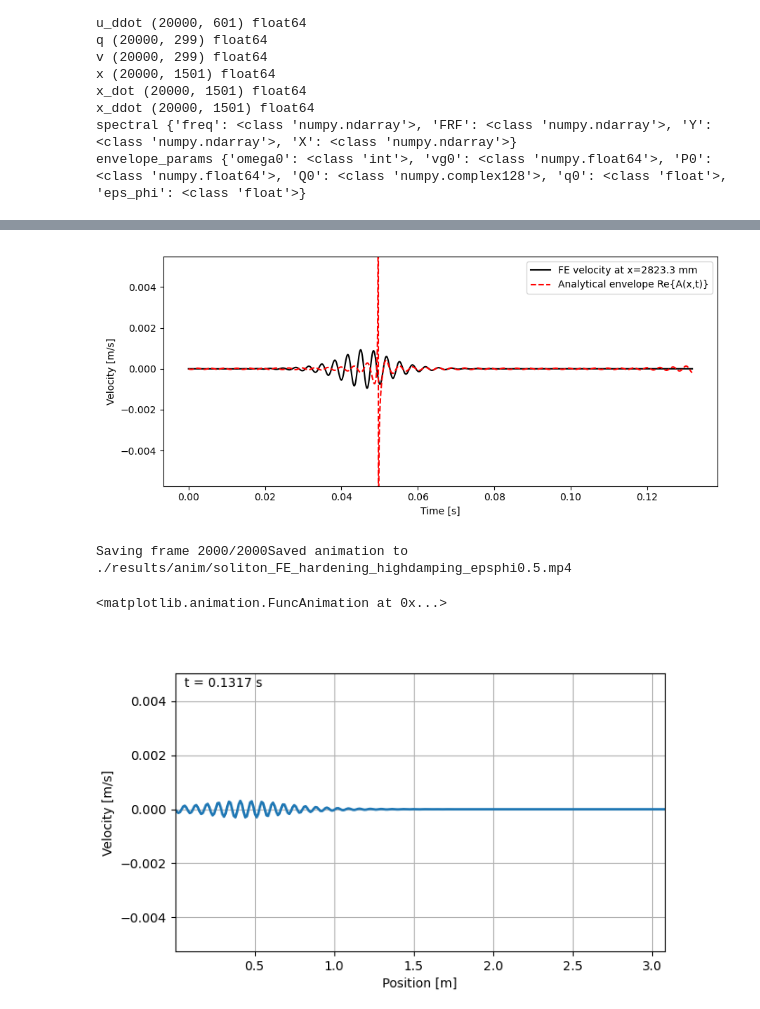
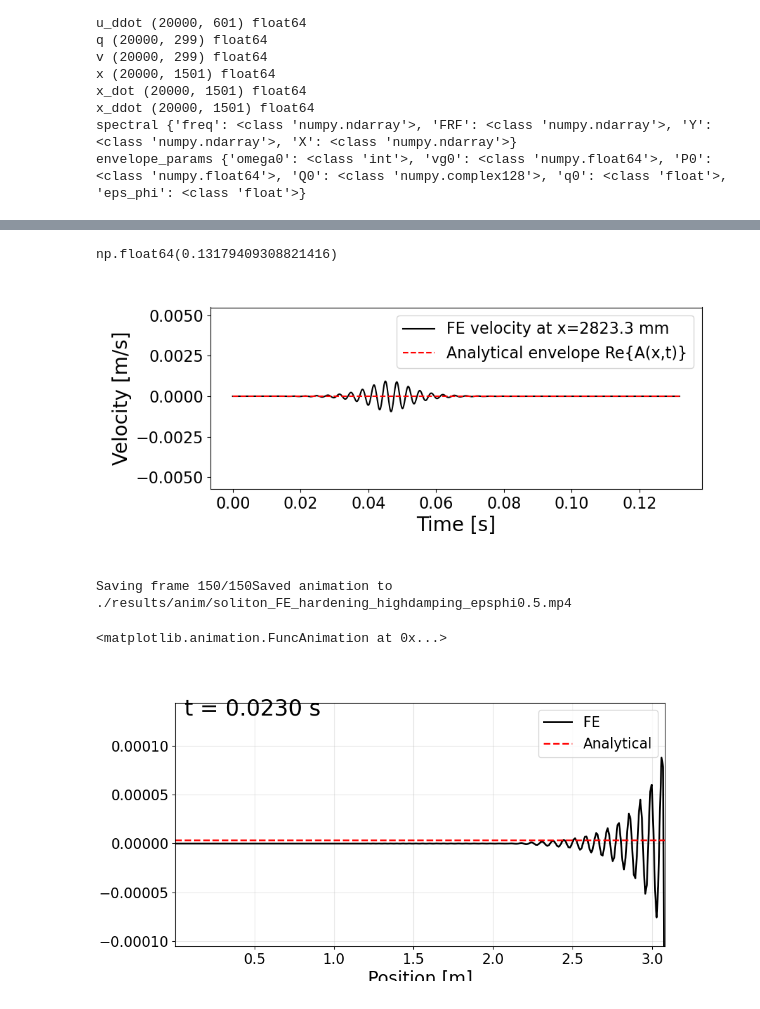
Before and after one commit to nimaet/Modeling, a Jupyter notebook: tasks/soliton/plot_soliton.ipynb, the cells around one changed output, grey strips where cells are left out. Saved outputs shown, nothing was run; the diff lists cells and outputs as text; code cells hidden in the pictures.

```diff
--- a/tasks/soliton/plot_soliton.ipynb
+++ b/tasks/soliton/plot_soliton.ipynb
@@ -138,6 +136,7 @@ print("Q/P:", peak['Q_over_P'])
 
 omega0 = envelope_params['omega0']  # set as in your sweep
 eps_phi = envelope_params['eps_phi']
+print("eps_phi:", eps_phi)
 # ncycls = 100
 # delay_factor = 0.3
 envelope_func, envelope_params = hom_model.envelope(
@@ -145,8 +144,13 @@ envelope_func, envelope_params = hom_model.envelope(
     eps_phi=eps_phi
     )
 
+envelope_func, envelope_params = hom_model.sec_envelope(
+    omega0=omega0,
+    eps_phi=eps_phi
+    )
+
 # Time signal at x=0
-
+ncycls = 10000
 t_eval = np.linspace(0, ncycls * ref_scales["t0"], ncycls * 1000)
 A_t = envelope_func(0.0, t_eval)
 
@@ -171,4 +176,8 @@ sqrt Q0/(2P0)=  0.8516411533148851j
 sqrt Q0/(2P0)=  0.8516411533148851j
+# %%
+t[-1]
+# %% [output]
+np.float64(0.13179409308821416)
 # %%
 # ...existing code...
 
@@ -198,32 +207,37 @@ plt.show()
 
 # ...existing code...
 # %% [output]
-[figure, old version]
+[figure, new version]
 # %%
 # After creating envelope_func and loading FE results
 from Modeling.models import plotting
 importlib.reload(plotting)
-# A_t = lambda x, t: envelope_func(-(x - fe.x_nodes[-1])#+4.55
-#                     , t-delay_factor*t_eval[-1])*anal_scale  # adju
-temporal_slice = slice(0, -1)
-plotting.animate_field_1d(
+delay_factor = 0.1475
+speed_correction = 0.9
+scale_correction = 7e-4
+t_eval = t
+A_t = lambda x, t: envelope_func(-(x - fe.geom.x_nodes[-1])#+4.55
+                    , (t-delay_factor*t_eval[-1])*speed_correction)*scale_correction  # adju
+temporal_slice = slice(0, 1000)
+temporal_slice = slice(2000, 3500)
+plotting.animate_field_1d_with_envelope(
     t=t[temporal_slice],
     u=w_dot[temporal_slice],  # or w for displacement
-    # envelope_func=A_t,
+    envelope_func=A_t,
     x=fe.geom.x_nodes[1:],  # spatial grid
     filename=f"./results/anim/{data_baese_name}.mp4",
     scale=1.0,
     stride=10,
     ylabel="Velocity [m/s]",
     xlabel="Position [m]",
-    fps=50,
-    scale=
+    fps=50
+    # scale=1
     # y_lim_scale=0.8
 )
 # %% [output]
-Saving frame 2000/2000Saved animation to ./results/anim/soliton_FE_hardening_highdamping_epsphi0.5.mp4
+Saving frame 150/150Saved animation to ./results/anim/soliton_FE_hardening_highdamping_epsphi0.5.mp4
 <matplotlib.animation.FuncAnimation at 0x...>
-[figure, old version]
+[figure, new version]
 # %%
 """
 Plot wave field at three time instances to show wave propagation
```
Also changed, not shown: parts of 4 cells of this notebook, 19 other files.
